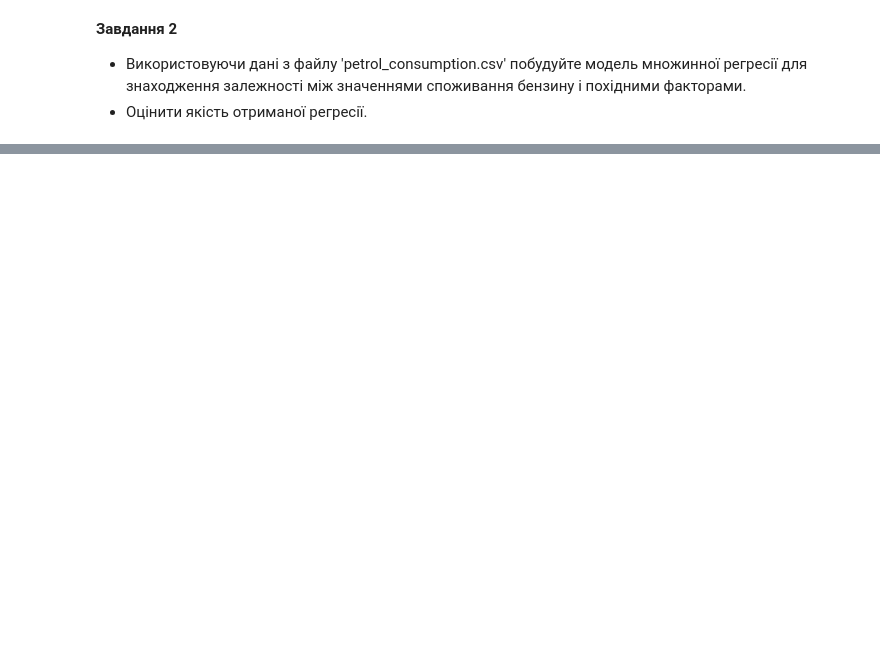
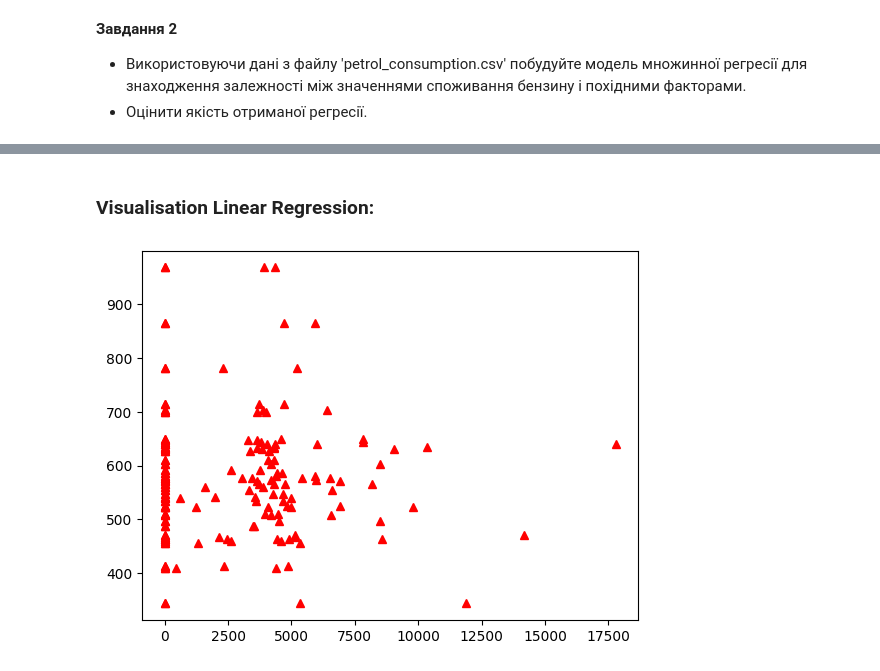
Before and after one commit to OleksiiHayvoronskyi/lesson_35, a Jupyter notebook: Lesson_35_LinearRegression_GradientDescent.ipynb, the cells around one changed output, grey strips where cells are left out. Cells and saved outputs as stored; diff of their text form; code cells hidden in the pictures; blank space fills up the shorter version.

```diff
--- a/Lesson_35_LinearRegression_GradientDescent.ipynb
+++ b/Lesson_35_LinearRegression_GradientDescent.ipynb
@@ -8,0 +173,10 @@
+# %% [markdown]
+### Visualisation Linear Regression:
+# %%
+import matplotlib.pyplot as plt
+
+
+plt.plot(X, y, 'r^')
+plt.show()
+# %% [output]
+[figure, added]
```
Also changed, not shown: parts of 22 cells of this notebook.
